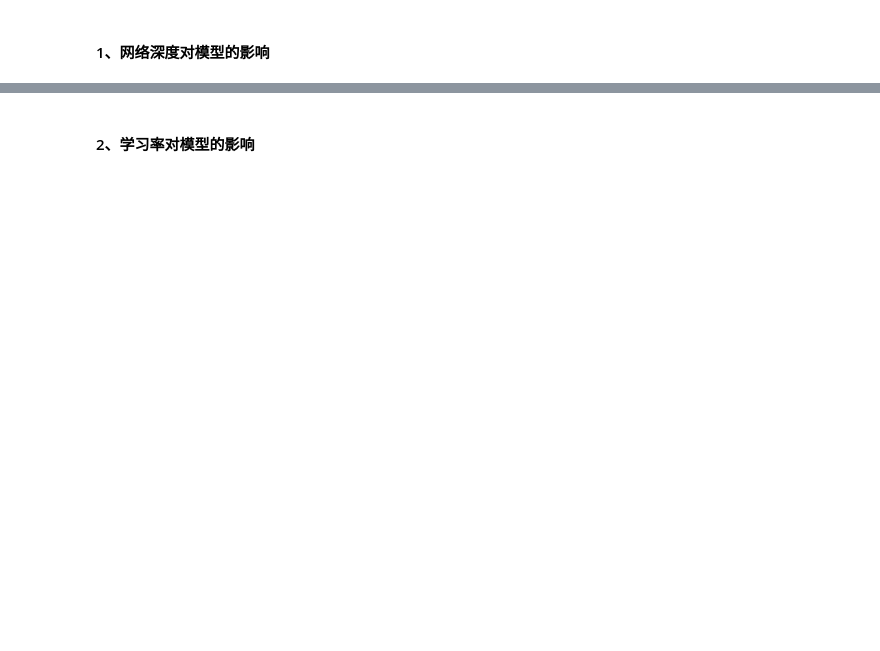
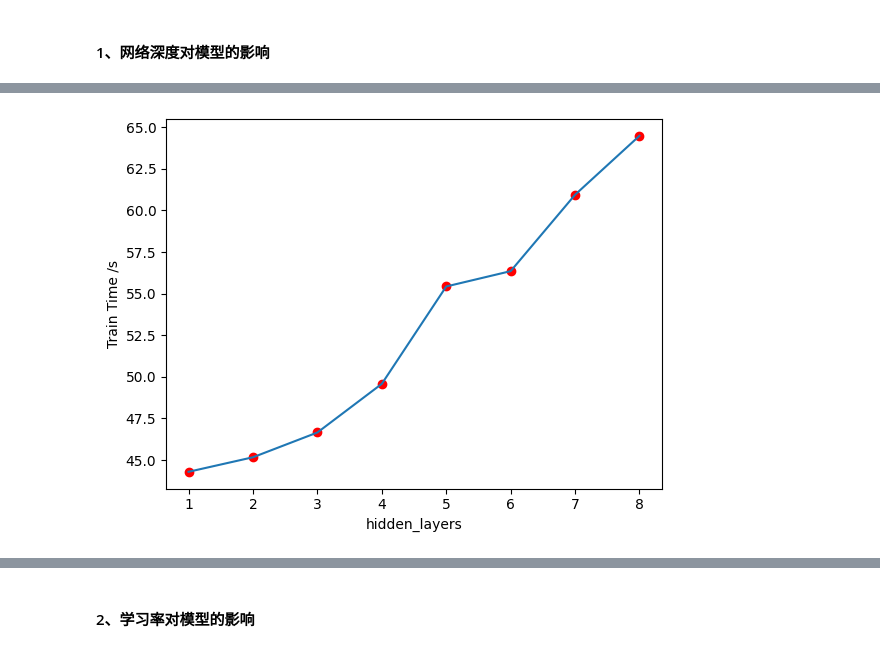
Before and after one commit to dateri/ustc_dl, a Jupyter notebook: hw1.ipynb, the cells around one changed output, grey strips where cells are left out. Saved outputs shown, nothing was run; the diff lists cells and outputs as text; code cells hidden in the pictures; blank space fills up the shorter version.

```diff
--- a/hw1.ipynb
+++ b/hw1.ipynb
@@ -210,0 +231,9 @@ plt.show()
+# %%
+time_x = np.linspace(1, 8, 8)
+plt.scatter(time_x, time_list, c='r')
+plt.plot(time_x, time_list)
+plt.xlabel('hidden_layers')
+plt.ylabel('Train Time /s')
+plt.show()
+# %% [output]
+[figure, added]
```
Also changed, not shown: parts of 26 cells of this notebook, 4 other files.
